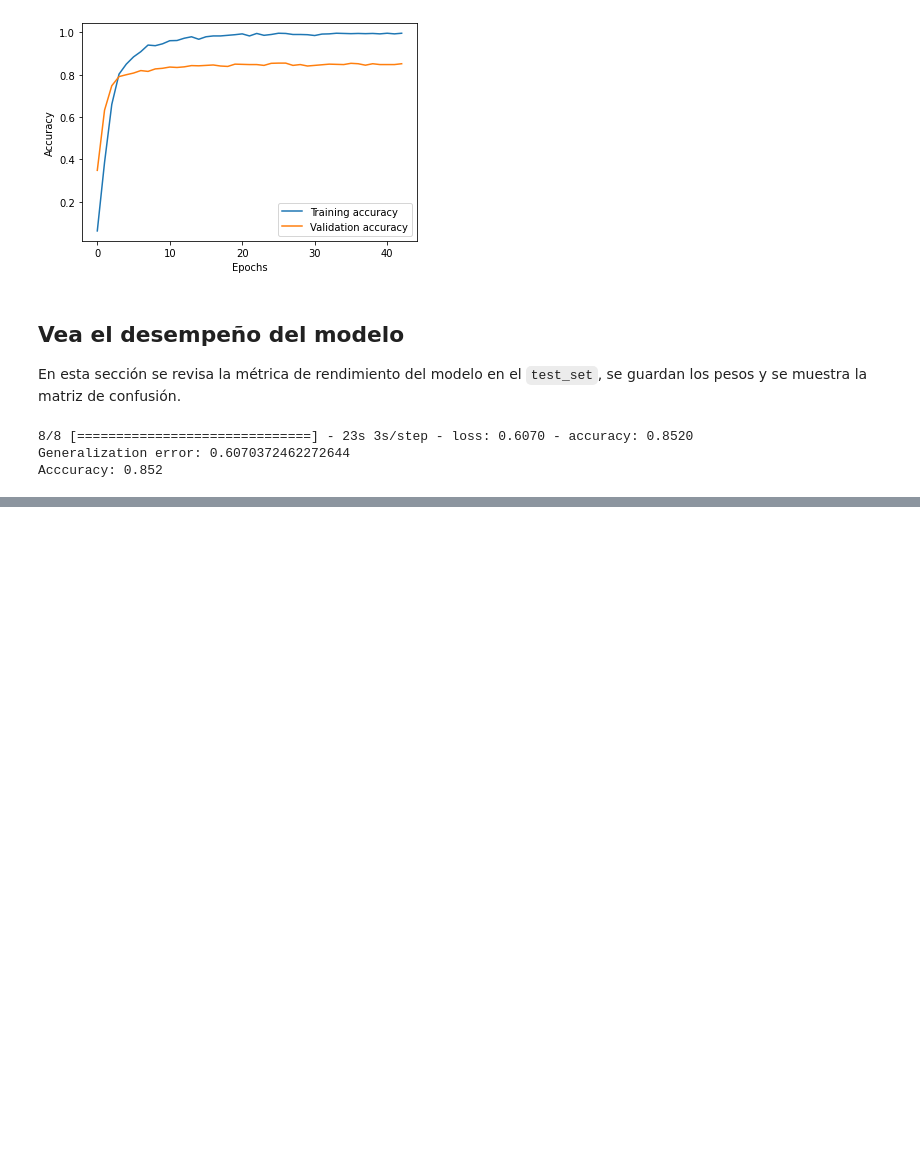
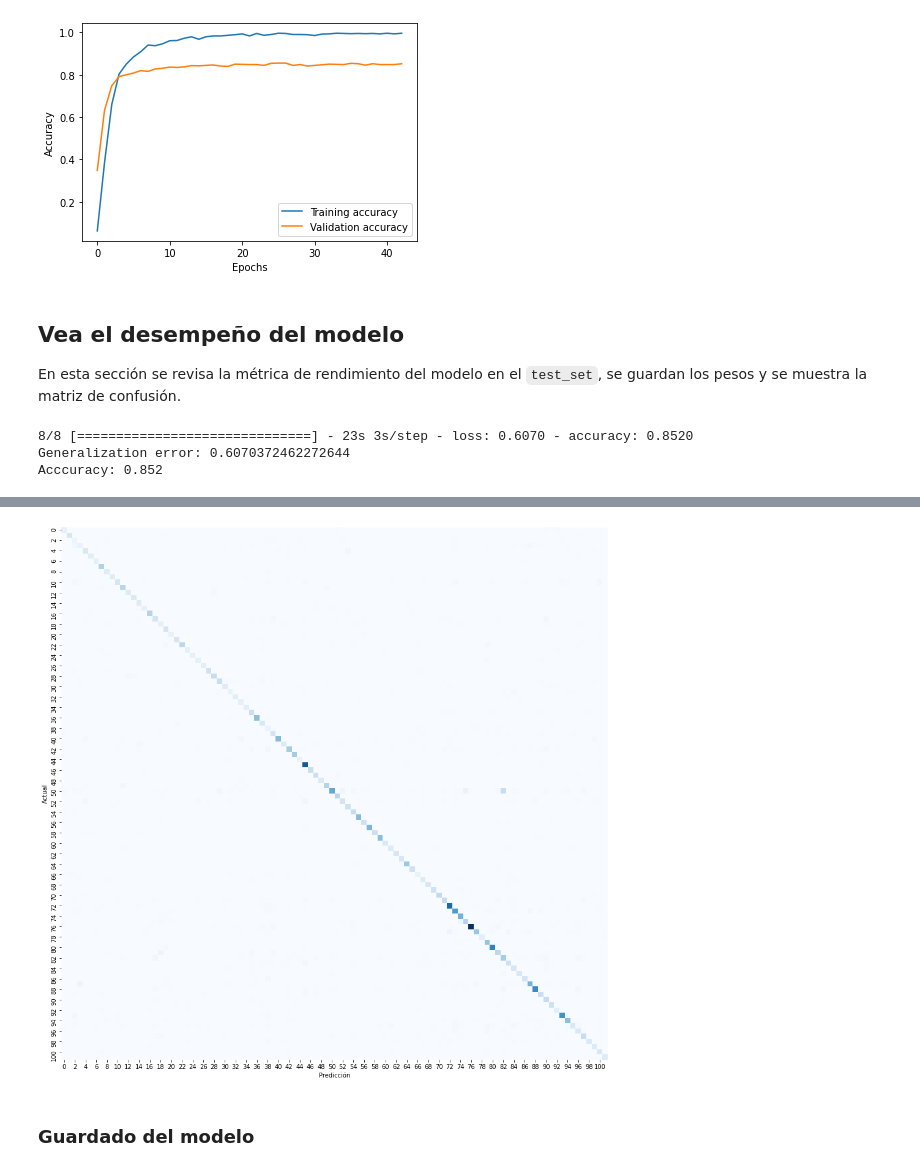
Before and after one commit to Lappiani/Deep_learning_Tarea2, a Jupyter notebook: Copia Luca.ipynb, the cells around one changed output, grey strips where cells are left out. Drawn from its saved outputs; the diff is of its cells as text; code cells hidden in the pictures; blank space fills up the shorter version.

```diff
--- a/Copia Luca.ipynb
+++ b/Copia Luca.ipynb
@@ -379,23 +366,17 @@ predicted_labels_indices = []
 for batch in test_set:
     actual_labels_batch = np.argmax(batch[1], axis=1)  # Convert one-hot encoded labels to indices
     actual_labels_indices.extend(actual_labels_batch)
-    predicted_labels_indices.extend(np.argmax(model.predict(batch[0]), axis=1))
+    predicted_labels_indices.extend(np.argmax(model.predict(batch[0],verbose = 0), axis=1))
 
 # Create a confusion matrix
 conf_matrix = confusion_matrix(actual_labels_indices, predicted_labels_indices)
 
 # Set the size of the plot
-plt.figure(figsize=(12, 10))
+plt.figure(figsize=(16, 16))
 
-# Visualize the confusion matrix using a heatmap without numerical annotations
 sns.heatmap(conf_matrix, annot=False, cbar=False, cmap="Blues")
-plt.xlabel("Predicted")
+plt.xlabel("Predicción")
 plt.ylabel("Actual")
 
-# Create a separate colorbar figure and axis
-cbar_fig, cbar_ax = plt.subplots(figsize=(1, 4))
-cbar = plt.colorbar(cax=cbar_ax)
-cbar.set_label("Value")
-
 plt.show()
 # %% [output]
@@ -418,0 +383,3 @@ plt.show()
+[figure, added]
+# %% [markdown]
+### Guardado del modelo
```
Also changed, not shown: parts of 6 cells of this notebook.
